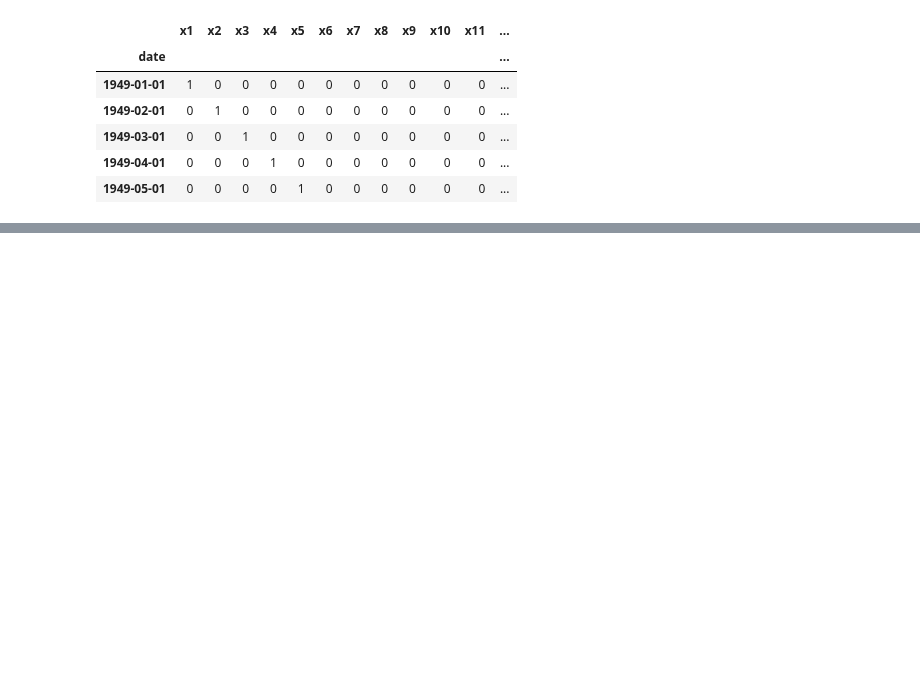
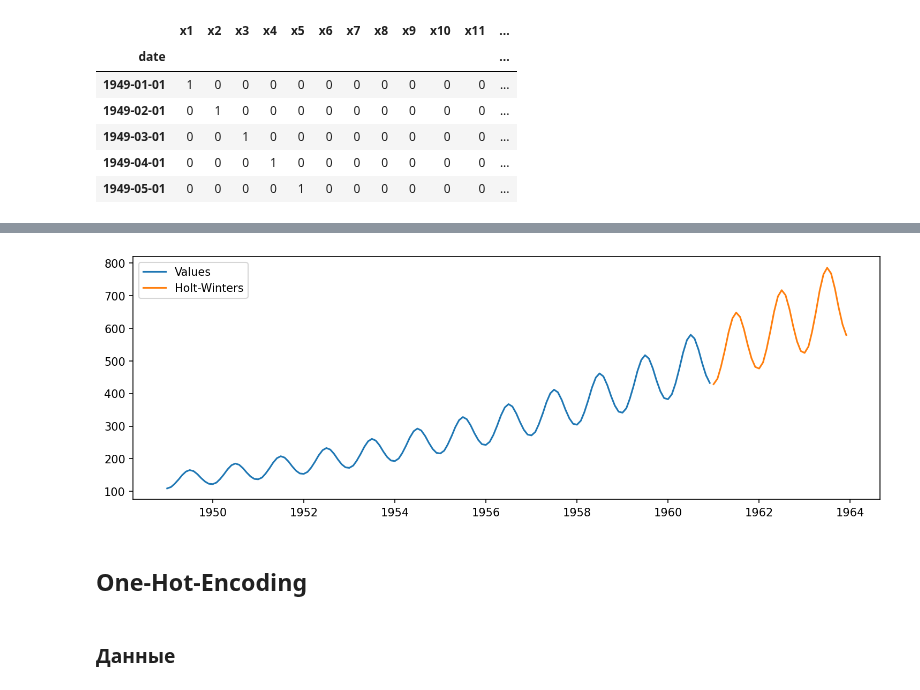
Before and after one commit to endygamedev/university, a Jupyter notebook: 3-course-6-semester/forecasting-methods/4. Exogenous factors/4.0 Exogenous factors.ipynb, the cells around one changed output, grey strips where cells are left out. Saved outputs shown, nothing was run; the diff lists cells and outputs as text; code cells hidden in the pictures; blank space fills up the shorter version.

Commit message:
Edit `task-4` in `forecasting-methods`

```diff
--- a/3-course-6-semester/forecasting-methods/4. Exogenous factors/4.0 Exogenous factors.ipynb
+++ b/3-course-6-semester/forecasting-methods/4. Exogenous factors/4.0 Exogenous factors.ipynb
@@ -202,0 +308,7 @@ plt.show()
+# %%
+holt_winters_trend = ExponentialSmoothing(approx, initialization_method="estimated",
+                                          trend="add", seasonal="mul").fit()
+# %%
+start = approx.index[-1] + pd.DateOffset(months=1)
+end = start + pd.DateOffset(months=35)
+start, end
@@ -202,0 +317,12 @@ plt.show()
+# %%
+holt_winters_forecast = holt_winters_trend.predict(start=start, end=end)
+# %%
+plt.figure(figsize=(12,4), dpi=150)
+plt.plot(approx, label="Values")
+plt.plot(holt_winters_forecast, label="Holt-Winters")
+plt.legend(loc="upper left")
+plt.show()
+# %% [output]
+[figure, added]
+# %% [markdown]
+## One-Hot-Encoding
@@ -202,0 +335,2 @@ plt.show()
+# %% [markdown]
+### Данные
```
Also changed, not shown: parts of 59 cells of this notebook.
